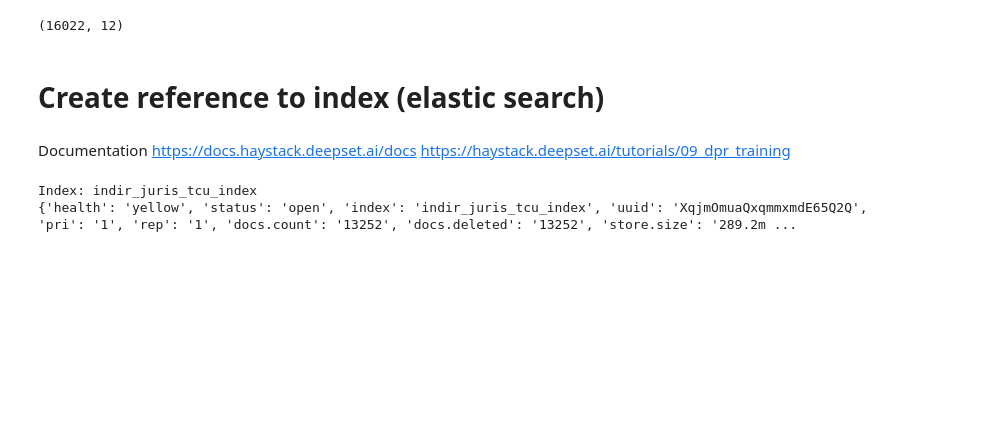
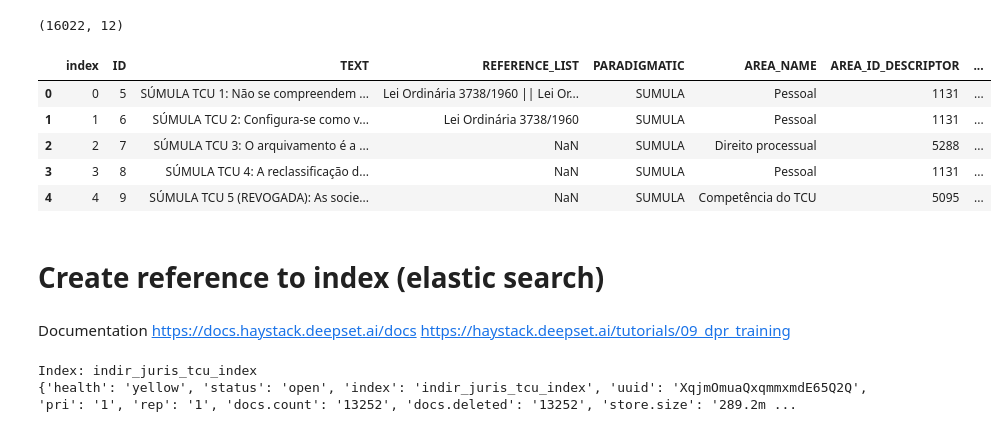
Before and after one commit to marcusborela/ind-ir, a Jupyter notebook: code/search_juris_tcu_index.ipynb, the cells around one changed output. Drawn from its saved outputs; the diff is of its cells as text; code cells hidden in the pictures; blank space fills up the shorter version.

Commit message:
starting experiments juris_tcu_index

```diff
--- a/code/search_juris_tcu_index.ipynb
+++ b/code/search_juris_tcu_index.ipynb
@@ -93,6 +95,6 @@ df_search_data.shape[0]
 94653
 # %%
 # Agrupar os dados pelo ID e criar a coluna 'RELEVANCE_LIST' com a lista de tuplas
-df_new = df_search_data.groupby('ID').apply(lambda x: list(zip(x['ID_DOCTO'], x['TYPE']))).reset_index(name='RELEVANCE_LIST')
+# df_new = df_search_data.groupby('ID').apply(lambda x: list(zip(x['ID_DOCTO'], x['TYPE']))).reset_index(name='RELEVANCE_LIST')
+# df_new['RELEVANCE_LIST'] = df_new['RELEVANCE_LIST'].apply(lambda x: sorted(x, key=lambda tup: ('AREA', 'TEMA', 'SUBTEMA', 'INDEXACAO_EXTRA').index(tup[1])))
+df_new = df_search_data.groupby('ID').apply(lambda x: dict(zip(x['ID_DOCTO'], x['TYPE']))).reset_index(name='RELEVANCE_DICT')
-# %%
-df_new['RELEVANCE_LIST'] = df_new['RELEVANCE_LIST'].apply(lambda x: sorted(x, key=lambda tup: ('AREA', 'TEMA', 'SUBTEMA', 'INDEXACAO_EXTRA').index(tup[1])))
@@ -102,13 +113,22 @@ df_new = pd.merge(df_new, df_search_data.drop_duplicates('ID'), on='ID', how='le
 # %%
 
 # Selecionar as colunas desejadas
-df_search_data = df_new[['ID', 'TEXT', 'REFERENCE_LIST', 'PARADIGMATIC', 'AREA_NAME', 'AREA_ID_DESCRIPTOR', 'NORMATIVE_PROCESS_TYPE', 'NORMATIVE_IDENTIFICATION', 'NORMATIVE_DATE', 'NORMATIVE_AUTHOR_TYPE', 'NORMATIVE_AUTHOR_NAME', 'RELEVANCE_LIST']]
+df_search_data = df_new[['ID', 'TEXT', 'REFERENCE_LIST', 'PARADIGMATIC', 'AREA_NAME', 'AREA_ID_DESCRIPTOR', 'NORMATIVE_PROCESS_TYPE', 'NORMATIVE_IDENTIFICATION', 'NORMATIVE_DATE', 'NORMATIVE_AUTHOR_TYPE', 'NORMATIVE_AUTHOR_NAME', 'RELEVANCE_DICT']]
 # %%
 df_search_data.shape
 # %% [output]
 (16022, 12)
 # %%
 df_search_data = df_search_data.reset_index()
+# %%
+df_search_data.head()
+# %% [output]
+|  | index | ID | TEXT | REFERENCE_LIST | PARADIGMATIC | AREA_NAME | AREA_ID_DESCRIPTOR | ... |
+| 0 | 0 | 5 | SÚMULA TCU 1: Não se compreendem ... | Lei Ordinária 3738/1960 || Lei Or... | SUMULA | Pessoal | 1131 | ... |
+| 1 | 1 | 6 | SÚMULA TCU 2: Configura-se como v... | Lei Ordinária 3738/1960 | SUMULA | Pessoal | 1131 | ... |
+| 2 | 2 | 7 | SÚMULA TCU 3: O arquivamento é a ... | NaN | SUMULA | Direito processual | 5288 | ... |
+| 3 | 3 | 8 | SÚMULA TCU 4: A reclassificação d... | NaN | SUMULA | Pessoal | 1131 | ... |
+| 4 | 4 | 9 | SÚMULA TCU 5 (REVOGADA): As socie... | NaN | SUMULA | Competência do TCU | 5095 | ... |
 # %%
 del df_new
 # %% [markdown]
```
Also changed, not shown: parts of 24 cells of this notebook, 2 other files.
